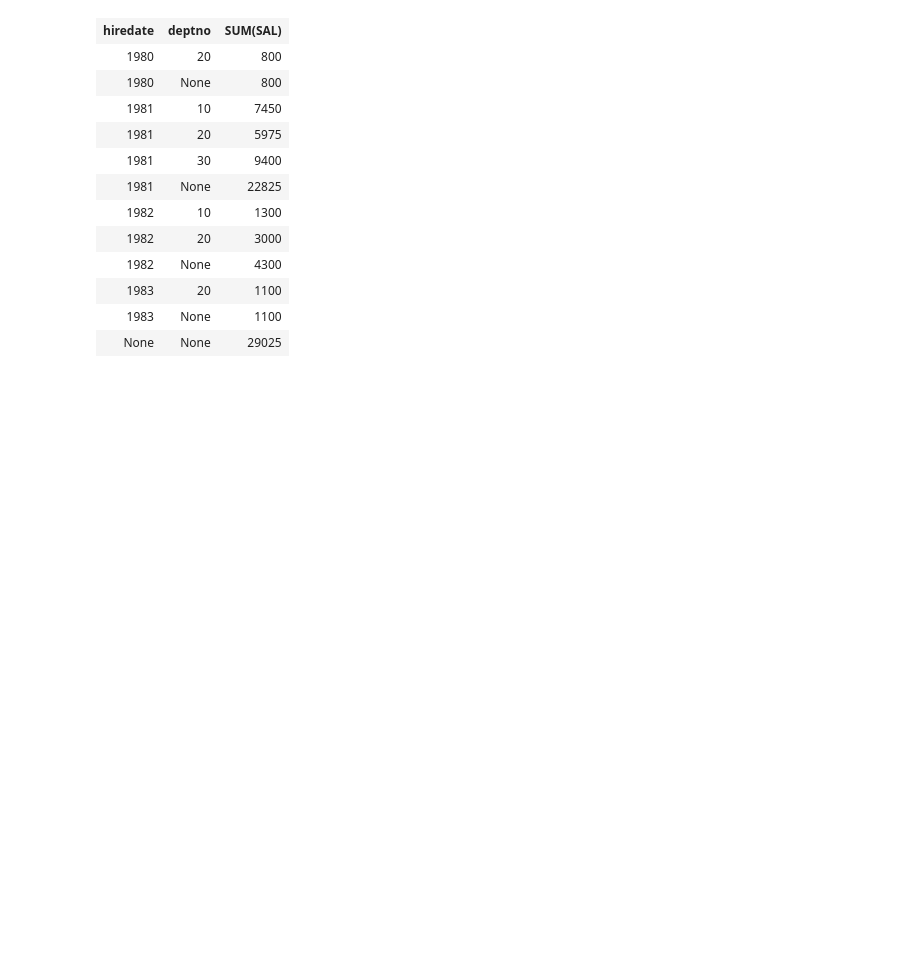
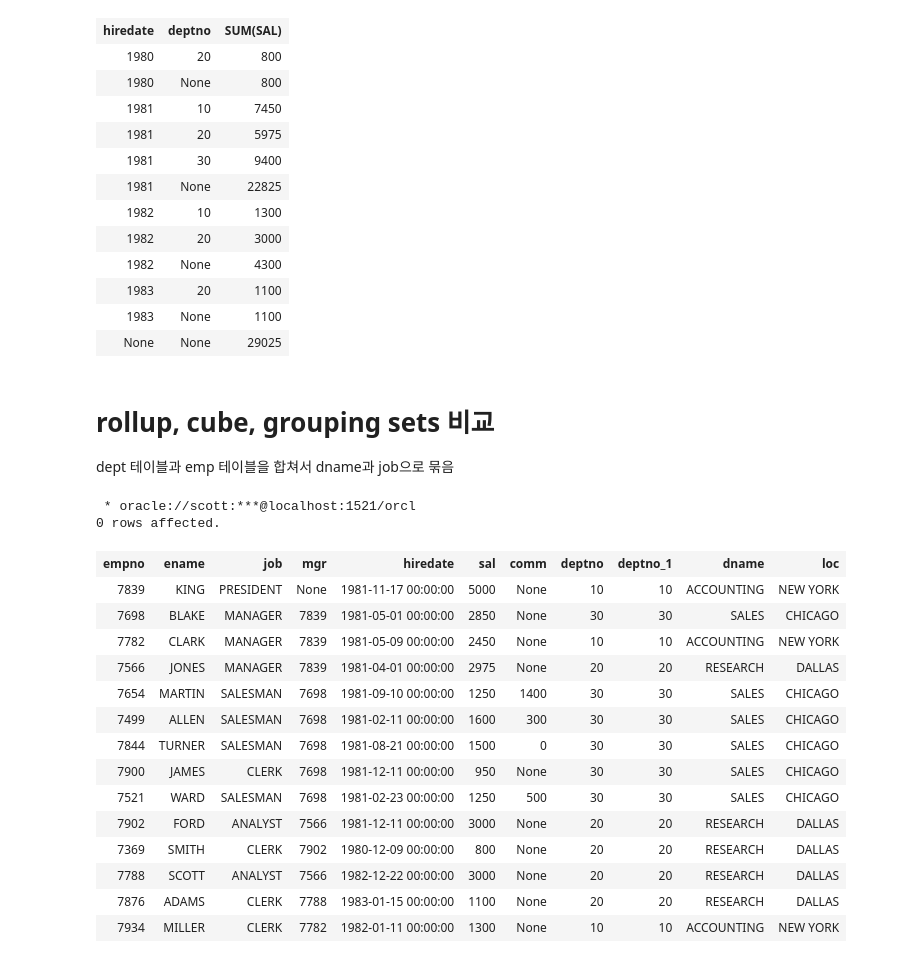
Before and after one commit to unknown-jun/Oracle_SQL, a Jupyter notebook: Part 2_9. 데이터 분석함수.ipynb, the cells around one changed output. Drawn from its saved outputs; the diff is of its cells as text; code cells hidden in the pictures; blank space fills up the shorter version.

```diff
--- a/Part 2_9. 데이터 분석함수.ipynb
+++ b/Part 2_9. 데이터 분석함수.ipynb
@@ -1539,3 +1564,31 @@ select to_char(hiredate, 'YYYY') as "hiredate", deptno, sum(sal)
 | 1983 | 20 | 1100 |
 | 1983 | None | 1100 |
 | None | None | 29025 |
+# %% [markdown]
+# rollup, cube, grouping sets 비교
+
+dept 테이블과 emp 테이블을 합쳐서 dname과 job으로 묶음
+# %%
+%%sql
+
+select *
+    from emp e, dept d
+    where d.deptno = e.deptno
+# %% [output]
+ * oracle://scott:***@localhost:1521/orcl
+0 rows affected.
+| empno | ename | job | mgr | hiredate | sal | comm | deptno | deptno_1 | dname | loc |
+| 7839 | KING | PRESIDENT | None | 1981-11-17 00:00:00 | 5000 | None | 10 | 10 | ACCOUNTING | NEW YORK |
+| 7698 | BLAKE | MANAGER | 7839 | 1981-05-01 00:00:00 | 2850 | None | 30 | 30 | SALES | CHICAGO |
+| 7782 | CLARK | MANAGER | 7839 | 1981-05-09 00:00:00 | 2450 | None | 10 | 10 | ACCOUNTING | NEW YORK |
+| 7566 | JONES | MANAGER | 7839 | 1981-04-01 00:00:00 | 2975 | None | 20 | 20 | RESEARCH | DALLAS |
+| 7654 | MARTIN | SALESMAN | 7698 | 1981-09-10 00:00:00 | 1250 | 1400 | 30 | 30 | SALES | CHICAGO |
+| 7499 | ALLEN | SALESMAN | 7698 | 1981-02-11 00:00:00 | 1600 | 300 | 30 | 30 | SALES | CHICAGO |
+| 7844 | TURNER | SALESMAN | 7698 | 1981-08-21 00:00:00 | 1500 | 0 | 30 | 30 | SALES | CHICAGO |
+| 7900 | JAMES | CLERK | 7698 | 1981-12-11 00:00:00 | 950 | None | 30 | 30 | SALES | CHICAGO |
+| 7521 | WARD | SALESMAN | 7698 | 1981-02-23 00:00:00 | 1250 | 500 | 30 | 30 | SALES | CHICAGO |
+| 7902 | FORD | ANALYST | 7566 | 1981-12-11 00:00:00 | 3000 | None | 20 | 20 | RESEARCH | DALLAS |
+| 7369 | SMITH | CLERK | 7902 | 1980-12-09 00:00:00 | 800 | None | 20 | 20 | RESEARCH | DALLAS |
+| 7788 | SCOTT | ANALYST | 7566 | 1982-12-22 00:00:00 | 3000 | None | 20 | 20 | RESEARCH | DALLAS |
+| 7876 | ADAMS | CLERK | 7788 | 1983-01-15 00:00:00 | 1100 | None | 20 | 20 | RESEARCH | DALLAS |
+| 7934 | MILLER | CLERK | 7782 | 1982-01-11 00:00:00 | 1300 | None | 10 | 10 | ACCOUNTING | NEW YORK |
```
Also changed, not shown: parts of 11 cells of this notebook.
